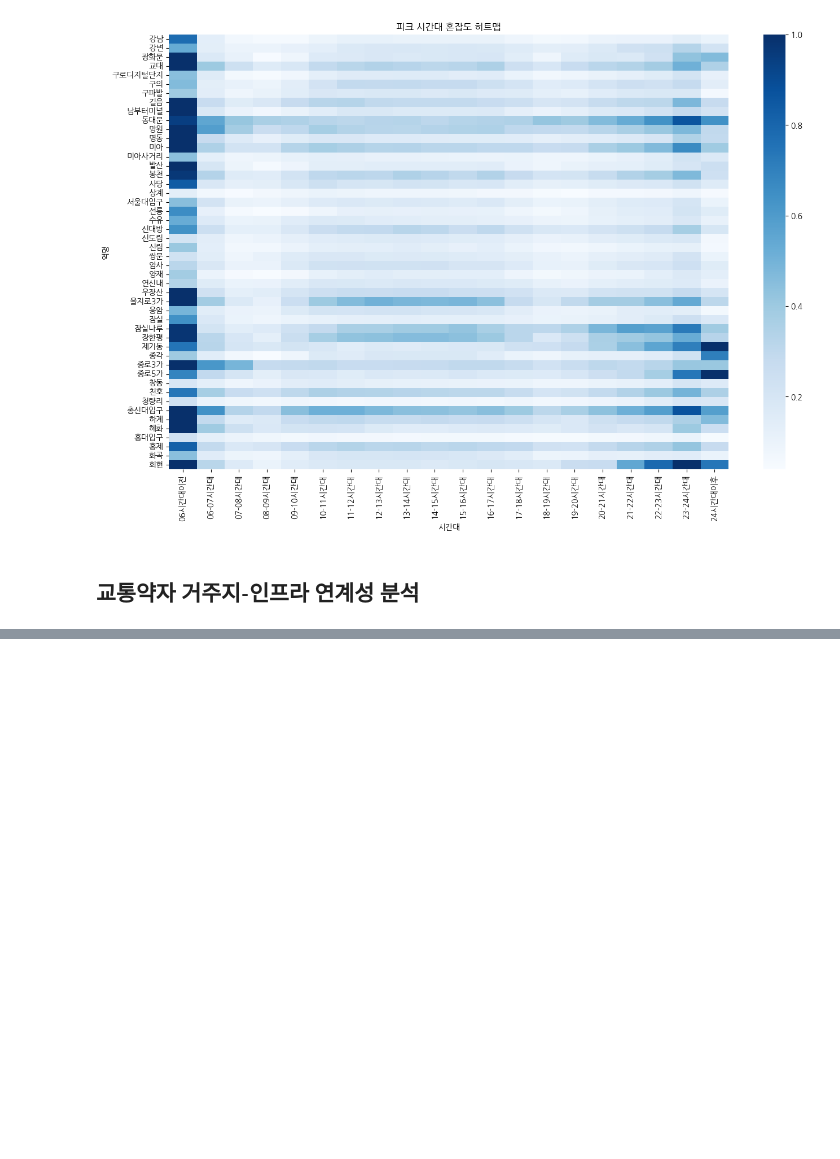
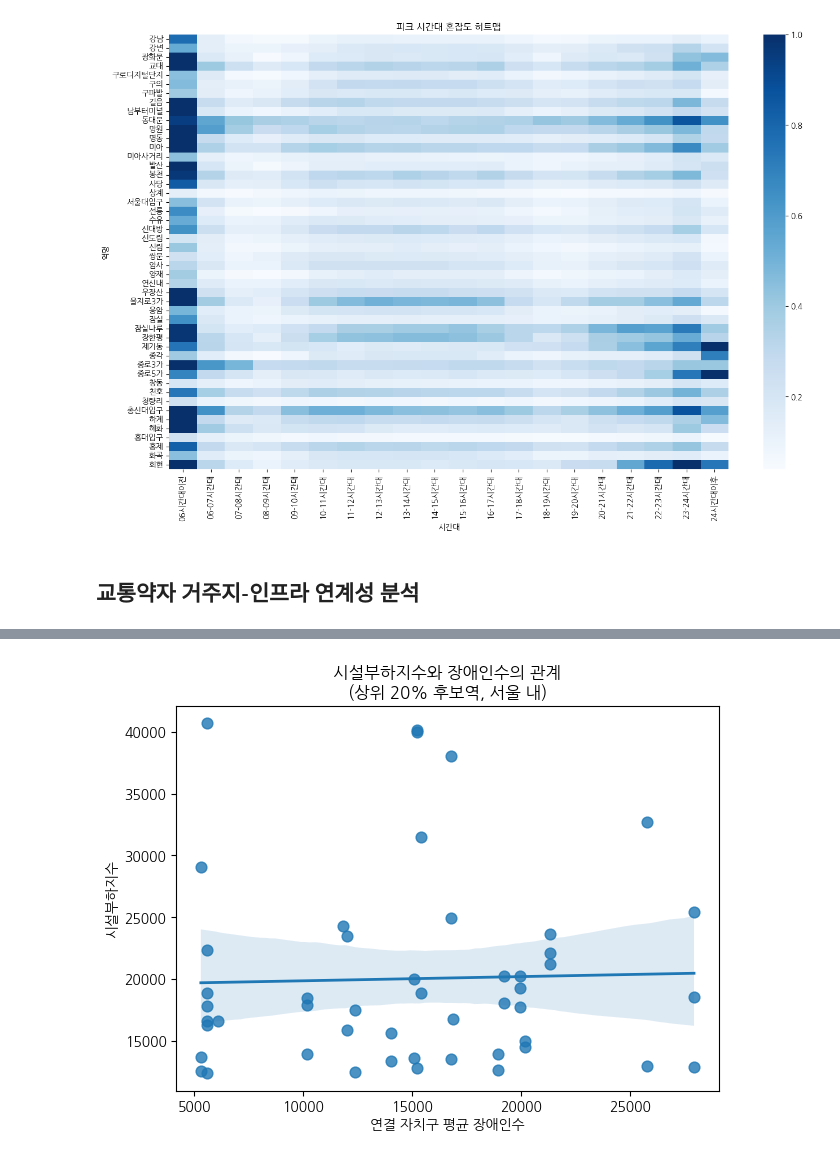
Before and after one commit to JsunXCIX/sprint-p1-basic, a Jupyter notebook: notebooks/team/team7_total_code.ipynb, the cells around one changed output, grey strips where cells are left out. Drawn from its saved outputs; the diff is of its cells as text; code cells hidden in the pictures; blank space fills up the shorter version.

```diff
--- a/notebooks/team/team7_total_code.ipynb
+++ b/notebooks/team/team7_total_code.ipynb
@@ -2044,0 +2282,16 @@ plt.show()
+# %%
+# 시설부하지수 vs 장애인수
+plt.figure(figsize=(7, 5))
+sns.regplot(
+    data=q1_station_seoul,
+    x='평균_장애인수',
+    y='시설부하지수',
+    scatter_kws={'s': 60},
+    line_kws={'linewidth': 2}
+)
+plt.title('시설부하지수와 장애인수의 관계\n(상위 20% 후보역, 서울 내)')
+plt.xlabel('연결 자치구 평균 장애인수')
+plt.ylabel('시설부하지수')
+plt.show()
+# %% [output]
+[figure, added]
```
Also changed, not shown: parts of 58 cells of this notebook.
